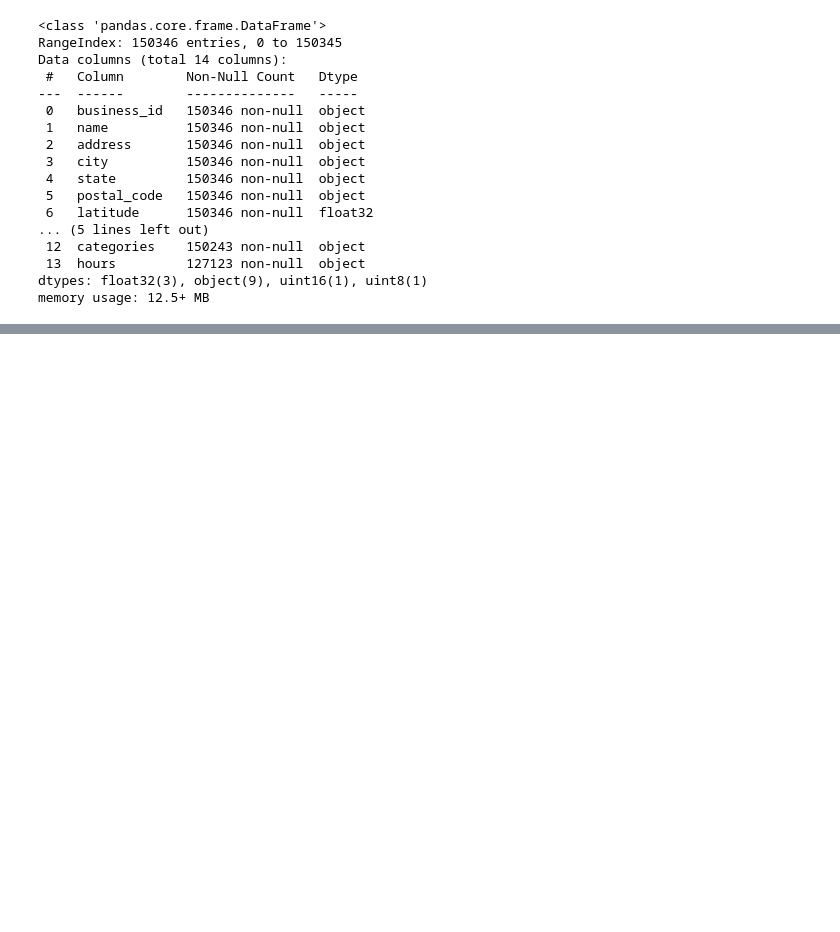
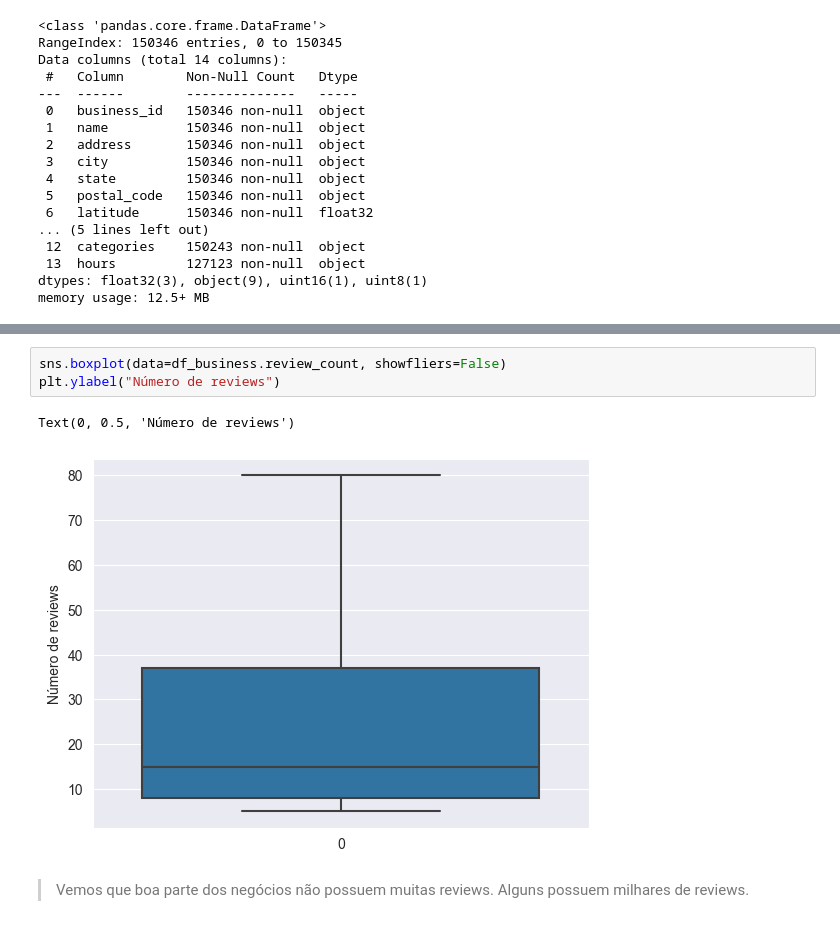
Before and after one commit to aveusalex/RecSysChallengeHeloexAMNS, a Jupyter notebook: EDA/businessEDA.ipynb, the cells around one changed output, grey strips where cells are left out. Saved outputs shown, nothing was run; the diff lists cells and outputs as text; blank space fills up the shorter version.

```diff
--- a/EDA/businessEDA.ipynb
+++ b/EDA/businessEDA.ipynb
@@ -183,0 +159,8 @@ for chunk in pd.read_json("../data/yelp_dataset/yelp_academic_dataset_user.json"
+# %%
+sns.boxplot(data=df_business.review_count, showfliers=False)
+plt.ylabel("Número de reviews")
+# %% [output]
+Text(0, 0.5, 'Número de reviews')
+[figure, added]
+# %% [markdown]
+> Vemos que boa parte dos negócios não possuem muitas reviews. Alguns possuem milhares de reviews.
```
Also changed, not shown: parts of 98 cells of this notebook, 6 other files.
